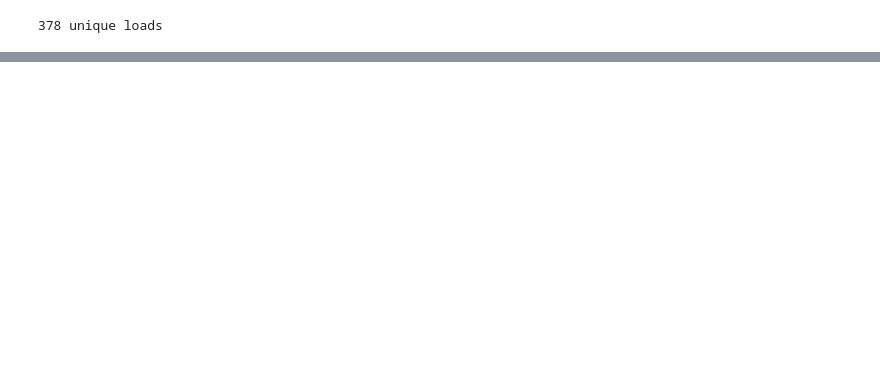
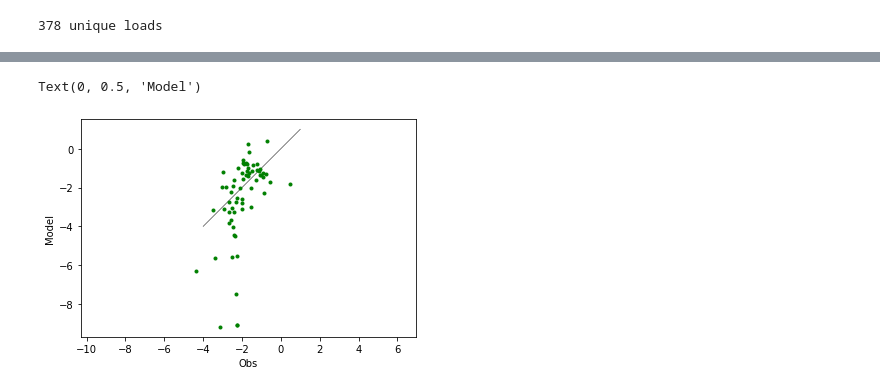
Before and after one commit to rustychris/microplastic_sfbay, a Jupyter notebook: postprocess/manta_compare_v04.ipynb, the cells around one changed output, grey strips where cells are left out. Drawn from its saved outputs; the diff is of its cells as text; code cells hidden in the pictures; blank space fills up the shorter version.

```diff
--- a/postprocess/manta_compare_v04.ipynb
+++ b/postprocess/manta_compare_v04.ipynb
@@ -670,3 +666,16 @@ fig.subplots_adjust(left=0.,right=1)
+# %%
+## And a scatter plot
+fig2,ax_s=plt.subplots(1,1)
+ax_s.plot(np.log10(per_trawl['part_per_m2_nofiber']),
+          np.log10(per_trawl['predicted']/amp),
+         'g.')
+ax_s.axis('equal')
+ax_s.plot([-4,1],[-4,1],'k-',lw=0.5,zorder=-1)
+ax_s.set_xlabel('Obs')
+ax_s.set_ylabel('Model')
+# %% [output]
+Text(0, 0.5, 'Model')
+[figure, added]
 # %%
 df=pd.read_csv(f'parameter-scan-{sub_vers}.csv')
 df['tau_d']=df.tau/86400.
```
Also changed, not shown: parts of 48 cells of this notebook, 7 other files.
